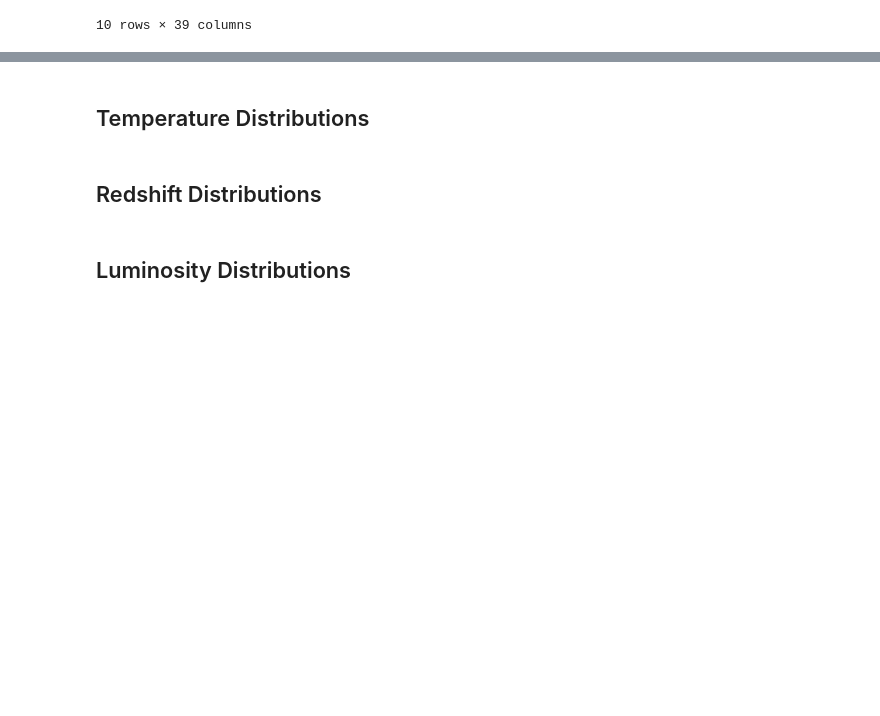
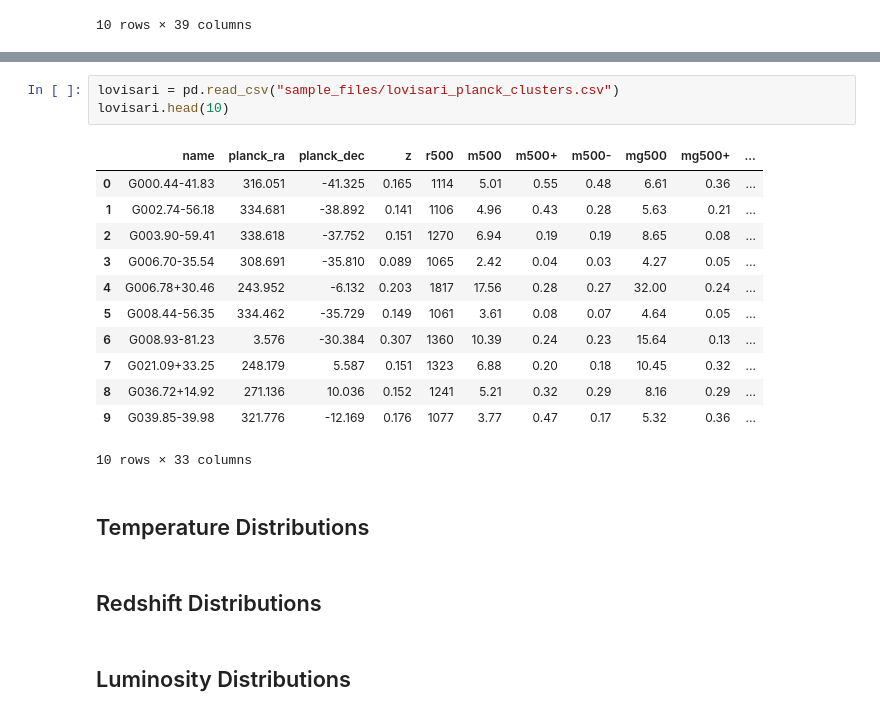
Before and after one commit to DavidT3/XCS-Mass-Paper-I-Analysis, a Jupyter notebook: sample_properties.ipynb, the cells around one changed output, grey strips where cells are left out. Saved outputs shown, nothing was run; the diff lists cells and outputs as text; blank space fills up the shorter version.

Commit message:
Added information on the Lovisari sample to  sample_properties

```diff
--- a/sample_properties.ipynb
+++ b/sample_properties.ipynb
@@ -95,3 +111,19 @@ locuss.head(10)
+# %%
+lovisari = pd.read_csv("sample_files/lovisari_planck_clusters.csv")
+lovisari.head(10)
+# %% [output]
+|  | name | planck_ra | planck_dec | z | r500 | m500 | m500+ | m500- | mg500 | mg500+ | ... |
+| 0 | G000.44-41.83 | 316.051 | -41.325 | 0.165 | 1114 | 5.01 | 0.55 | 0.48 | 6.61 | 0.36 | ... |
+| 1 | G002.74-56.18 | 334.681 | -38.892 | 0.141 | 1106 | 4.96 | 0.43 | 0.28 | 5.63 | 0.21 | ... |
+| 2 | G003.90-59.41 | 338.618 | -37.752 | 0.151 | 1270 | 6.94 | 0.19 | 0.19 | 8.65 | 0.08 | ... |
+| 3 | G006.70-35.54 | 308.691 | -35.810 | 0.089 | 1065 | 2.42 | 0.04 | 0.03 | 4.27 | 0.05 | ... |
+| 4 | G006.78+30.46 | 243.952 | -6.132 | 0.203 | 1817 | 17.56 | 0.28 | 0.27 | 32.00 | 0.24 | ... |
+| 5 | G008.44-56.35 | 334.462 | -35.729 | 0.149 | 1061 | 3.61 | 0.08 | 0.07 | 4.64 | 0.05 | ... |
+| 6 | G008.93-81.23 | 3.576 | -30.384 | 0.307 | 1360 | 10.39 | 0.24 | 0.23 | 15.64 | 0.13 | ... |
+| 7 | G021.09+33.25 | 248.179 | 5.587 | 0.151 | 1323 | 6.88 | 0.20 | 0.18 | 10.45 | 0.32 | ... |
+| 8 | G036.72+14.92 | 271.136 | 10.036 | 0.152 | 1241 | 5.21 | 0.32 | 0.29 | 8.16 | 0.29 | ... |
+| 9 | G039.85-39.98 | 321.776 | -12.169 | 0.176 | 1077 | 3.77 | 0.47 | 0.17 | 5.32 | 0.36 | ... |
+10 rows × 33 columns
 # %% [markdown]
 ## Temperature Distributions
 # %% [markdown]
```
Also changed, not shown: parts of 2 cells of this notebook, 1 other file.
